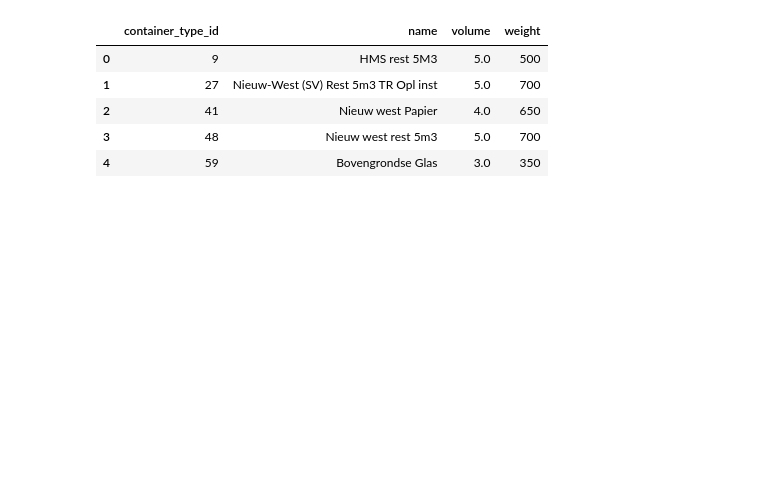
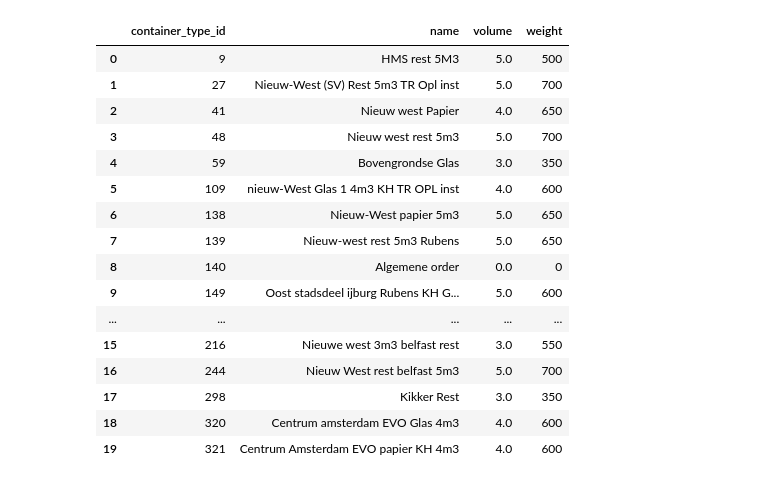
Before and after one commit to pmoreira1/amsterdam-project, a Jupyter notebook: read_csvs.ipynb, the cells around one changed output. Saved outputs shown, nothing was run; the diff lists cells and outputs as text; code cells hidden in the pictures; blank space fills up the shorter version.

```diff
--- a/read_csvs.ipynb
+++ b/read_csvs.ipynb
@@ -15,10 +28,21 @@ containers.head()
 # %%
-container_types.head()
+container_types
 # %% [output]
 |  | container_type_id | name | volume | weight |
 | 0 | 9 | HMS rest 5M3 | 5.0 | 500 |
 | 1 | 27 | Nieuw-West (SV) Rest 5m3 TR Opl inst | 5.0 | 700 |
 | 2 | 41 | Nieuw west Papier | 4.0 | 650 |
 | 3 | 48 | Nieuw west rest 5m3 | 5.0 | 700 |
 | 4 | 59 | Bovengrondse Glas | 3.0 | 350 |
+| 5 | 109 | nieuw-West Glas 1 4m3 KH TR OPL inst | 4.0 | 600 |
+| 6 | 138 | Nieuw-West papier 5m3 | 5.0 | 650 |
+| 7 | 139 | Nieuw-west rest 5m3 Rubens | 5.0 | 650 |
+| 8 | 140 | Algemene order | 0.0 | 0 |
+| 9 | 149 | Oost stadsdeel ijburg Rubens KH G... | 5.0 | 600 |
+| ... | ... | ... | ... | ... |
+| 15 | 216 | Nieuwe west 3m3 belfast rest | 3.0 | 550 |
+| 16 | 244 | Nieuw West rest belfast 5m3 | 5.0 | 700 |
+| 17 | 298 | Kikker Rest | 3.0 | 350 |
+| 18 | 320 | Centrum amsterdam EVO Glas 4m3 | 4.0 | 600 |
+| 19 | 321 | Centrum Amsterdam EVO papier KH 4m3 | 4.0 | 600 |
 # %%
```
Also changed, not shown: parts of 3 cells of this notebook, 4 other files.
